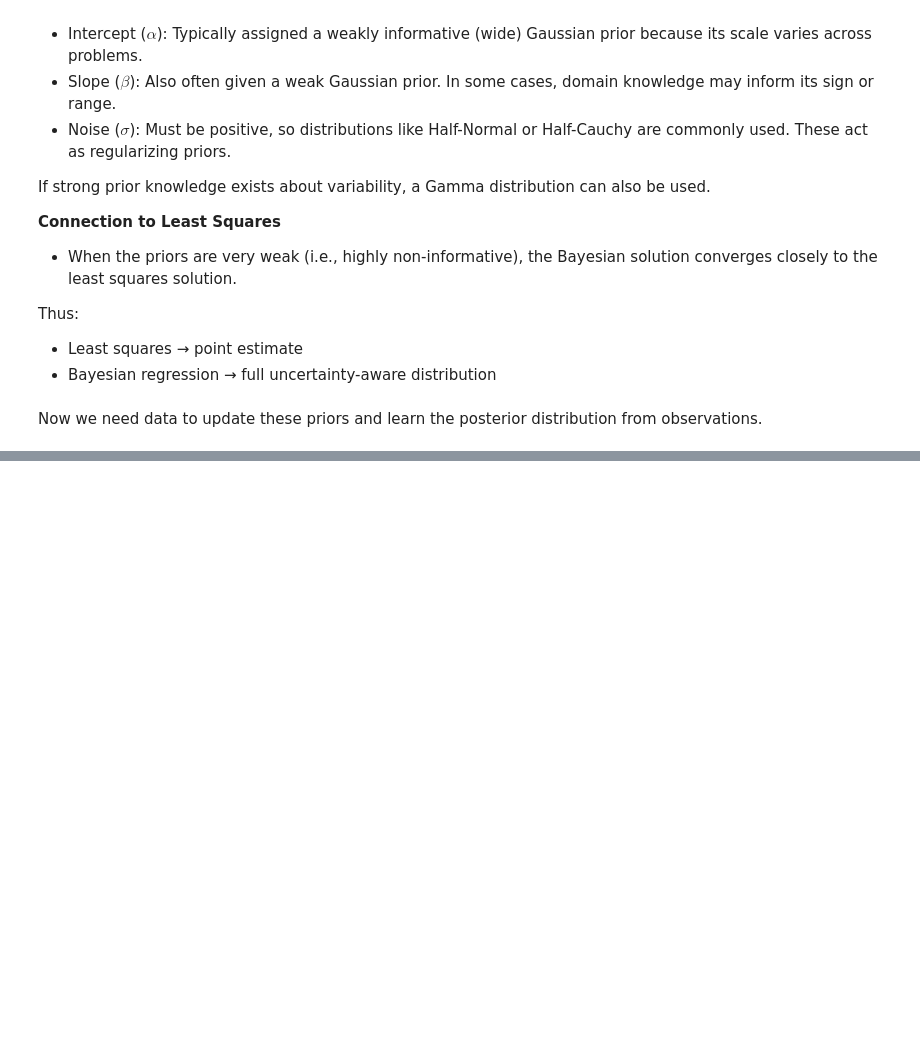
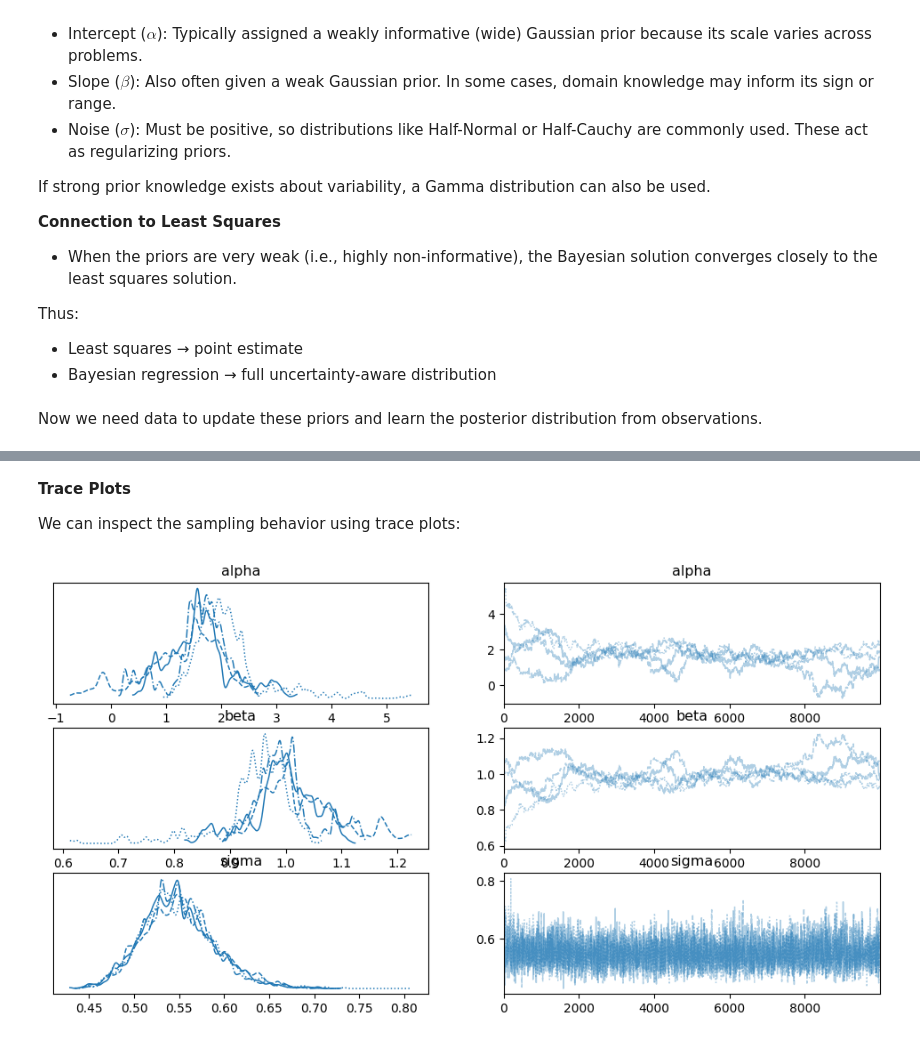
Before and after one commit to pridiltal/CM_4450_B21_Moodle, a Jupyter notebook: Python/Ch3-Bayesian_Modelling.ipynb, the cells around one changed output, grey strips where cells are left out. Drawn from its saved outputs; the diff is of its cells as text; code cells hidden in the pictures; blank space fills up the shorter version.

```diff
--- a/Python/Ch3-Bayesian_Modelling.ipynb
+++ b/Python/Ch3-Bayesian_Modelling.ipynb
@@ -203,0 +354,11 @@ Now we need data to update these priors and learn the posterior distribution fro
+# %% [markdown]
+**Trace Plots**
+
+We can inspect the sampling behavior using trace plots:
+# %%
+az.plot_trace(
+    trace,
+    var_names=["alpha", "beta", "sigma"]
+);
+# %% [output]
+[figure, added]
```
Also changed, not shown: parts of 47 cells of this notebook, 3 other files.
